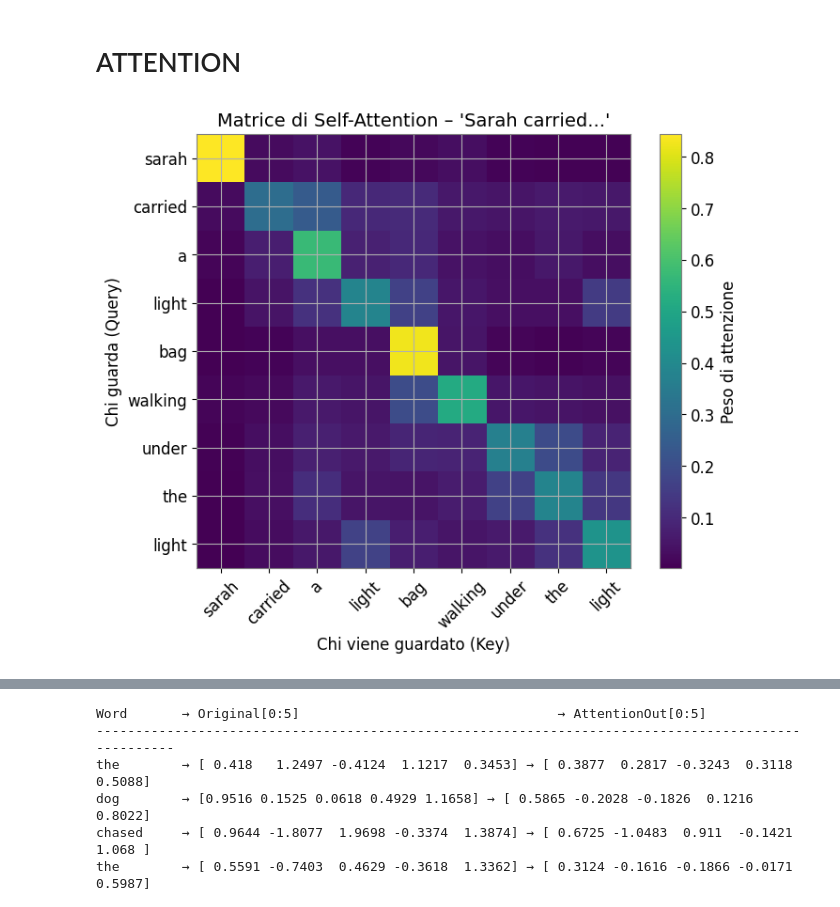
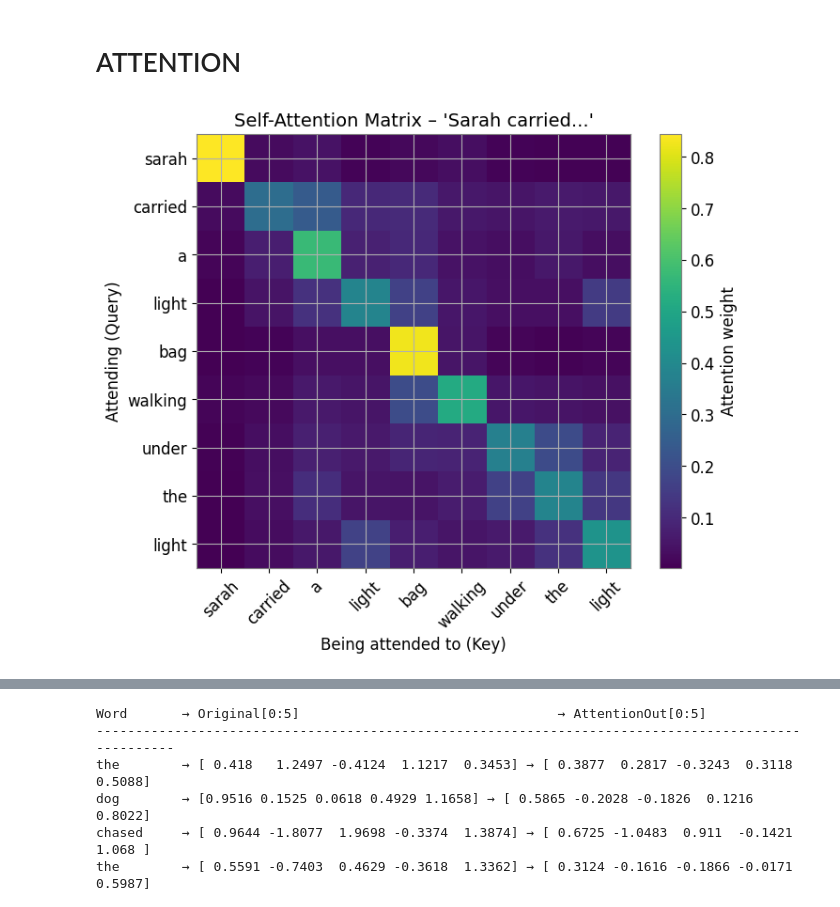
Before and after one commit to luciapapalini/transformers-hands-on, a Jupyter notebook: transformers-intro.ipynb, the cells around one changed output, grey strips where cells are left out. Cells and saved outputs as stored; diff of their text form; code cells hidden in the pictures.

```diff
--- a/transformers-intro.ipynb
+++ b/transformers-intro.ipynb
@@ -234,33 +232,33 @@ light      → [ 0.006  0.472 -0.073 -0.006  0.368] → [ 0.996  0.327 -0.754  0
 # %%
 import torch.nn.functional as F
 
-# 1. Converti in torch tensor
+# 1. Convert to torch tensor
 X = torch.tensor(embedded_with_pos, dtype=torch.float32)  # shape: (seq_len, d_model)
 
-# 2. Query, Key, Value = X (self-attention semplice)
+# 2. Query, Key, Value = X (simple self-attention)
 Q = X
 K = X
 V = X
 
-# 3. Calcolo attention weights
+# 3. Compute attention weights
 d_k = X.shape[1]
 scores = Q @ K.T / np.sqrt(d_k)        # shape: (seq_len, seq_len)
-attention_weights = F.softmax(scores, dim=-1)  # normalizza sulle righe
+attention_weights = F.softmax(scores, dim=-1)  # normalize over rows
 
-# 4. Visualizza matrice di attenzione
+# 4. Visualize attention matrix
 import matplotlib.pyplot as plt
 
 plt.figure(figsize=(8, 6))
 plt.imshow(attention_weights.detach().numpy(), cmap='viridis')
 plt.xticks(ticks=range(len(tokens)), labels=tokens, rotation=45)
 plt.yticks(ticks=range(len(tokens)), labels=tokens)
-plt.title("Matrice di Self-Attention – 'Sarah carried...'", fontsize=14)
-plt.colorbar(label="Peso di attenzione")
-plt.xlabel("Chi viene guardato (Key)")
-plt.ylabel("Chi guarda (Query)")
+plt.title("Self-Attention Matrix – 'Sarah carried...'", fontsize=14)
+plt.colorbar(label="Attention weight")
+plt.xlabel("Being attended to (Key)")
+plt.ylabel("Attending (Query)")
 plt.show()
 # %% [output]
-[figure, old version]
+[figure, new version]
 # %%
 import torch
 import torch.nn.functional as F
```
Also changed, not shown: parts of 10 cells of this notebook.
